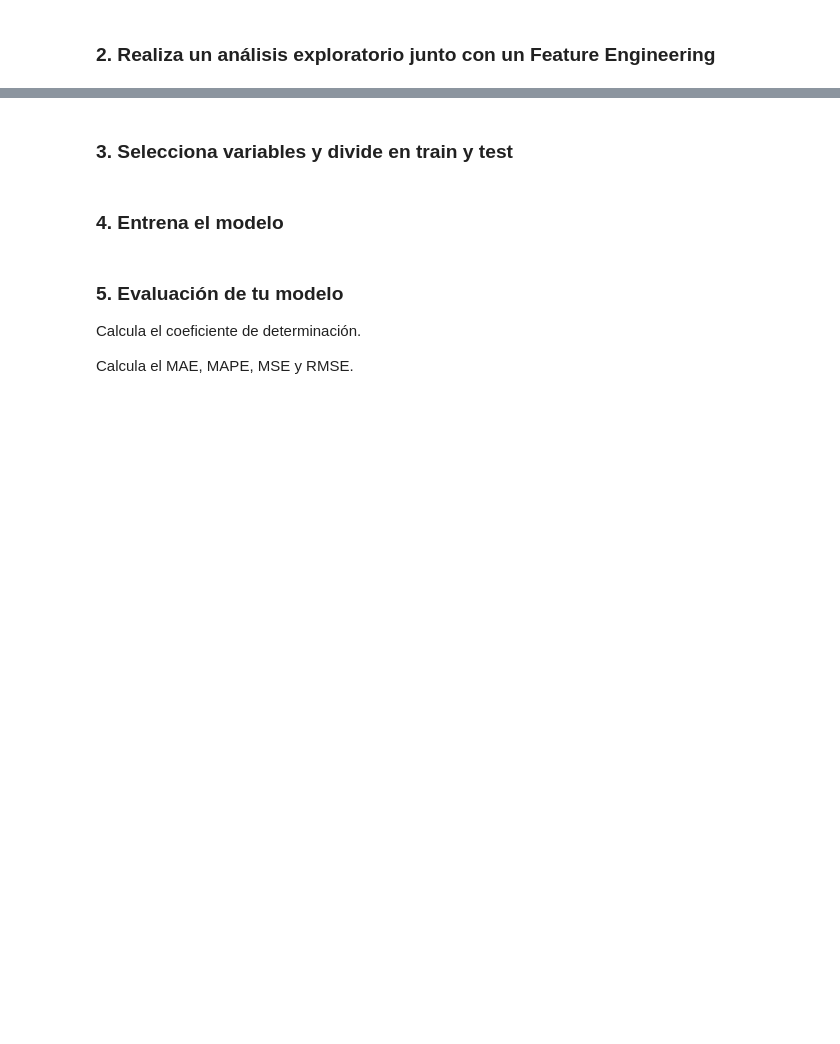
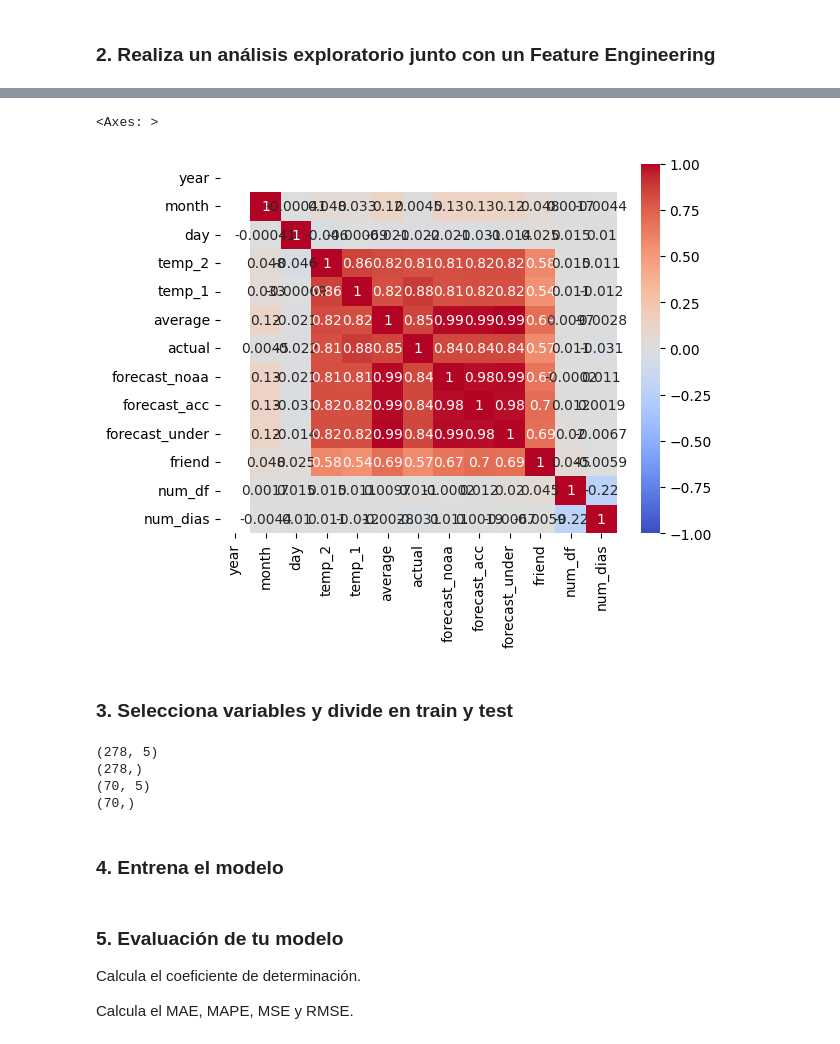
Before and after one commit to diego-dng/1025_DS_VITORIA, a Jupyter notebook: 3-Machine_Learning/1-Supervisado/3-RegorClass/5-Decision_Trees/ejercicio/DTrees_reg_class copy.ipynb, the cells around one changed output, grey strips where cells are left out. Cells and saved outputs as stored; diff of their text form; code cells hidden in the pictures; blank space fills up the shorter version.

```diff
--- a/3-Machine_Learning/1-Supervisado/3-RegorClass/5-Decision_Trees/ejercicio/DTrees_reg_class copy.ipynb
+++ b/3-Machine_Learning/1-Supervisado/3-RegorClass/5-Decision_Trees/ejercicio/DTrees_reg_class copy.ipynb
@@ -20,4 +145,24 @@ Son datos de temperaturas tomados de la ciudad de Seattle. El objetivo es intent
+# %%
+sns.heatmap(df.corr(numeric_only= True), annot= True, vmin=-1, cmap="coolwarm")
+# %% [output]
+<Axes: >
+[figure, added]
 # %% [markdown]
 ### 3. Selecciona variables y divide en train y test
+# %%
+X = df[["temp_2", "temp_1", "average", "friend", "forecast_noaa"]]
+y = df["actual"]
+
+X_train, X_test, y_train, y_test = train_test_split(X, y, test_size=0.20, random_state=11)
+
+print(X_train.shape)
+print(y_train.shape)
+print(X_test.shape)
+print(y_test.shape)
+# %% [output]
+(278, 5)
+(278,)
+(70, 5)
+(70,)
 # %% [markdown]
 ### 4. Entrena el modelo
```
Also changed, not shown: parts of 33 cells of this notebook, 3 other files.
